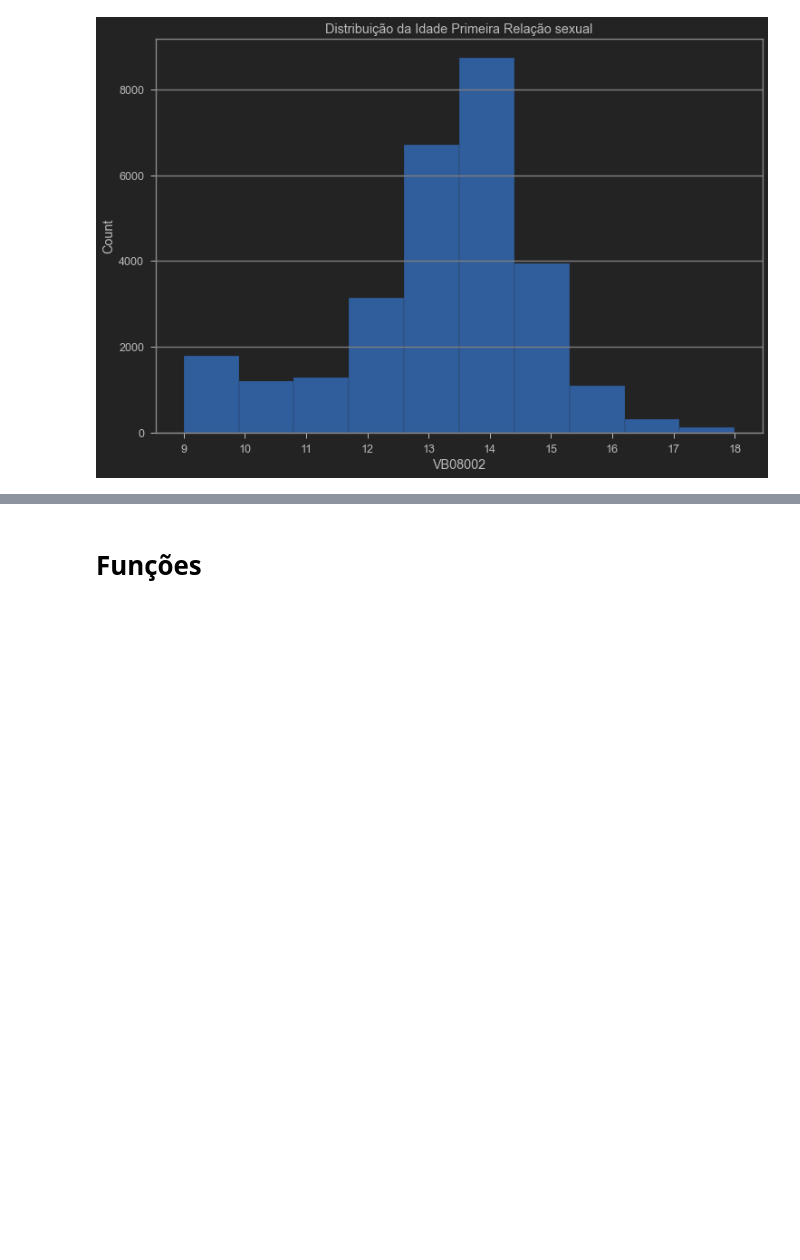
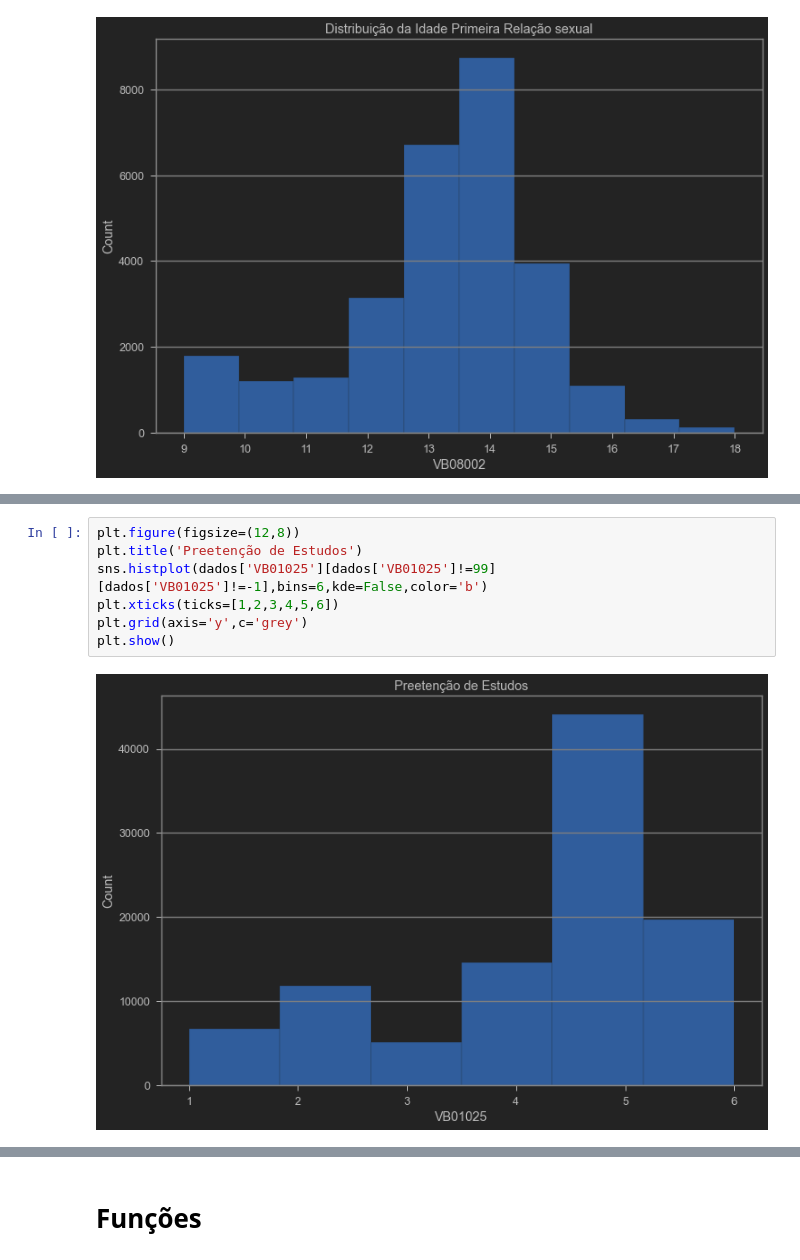
Before and after one commit to Igor-Arantes/Bootcamp-Data-Science-Aplicada, a Jupyter notebook: Igor_Arantes_Desafio_03.ipynb, the cells around one changed output, grey strips where cells are left out. Saved outputs shown, nothing was run; the diff lists cells and outputs as text; blank space fills up the shorter version.

```diff
--- a/Igor_Arantes_Desafio_03.ipynb
+++ b/Igor_Arantes_Desafio_03.ipynb
@@ -107,0 +140,9 @@ plt.show()
+# %%
+plt.figure(figsize=(12,8))
+plt.title('Preetenção de Estudos')
+sns.histplot(dados['VB01025'][dados['VB01025']!=99][dados['VB01025']!=-1],bins=6,kde=False,color='b')
+plt.xticks(ticks=[1,2,3,4,5,6])
+plt.grid(axis='y',c='grey')
+plt.show()
+# %% [output]
+[figure, added]
```
Also changed, not shown: parts of 5 cells of this notebook.
